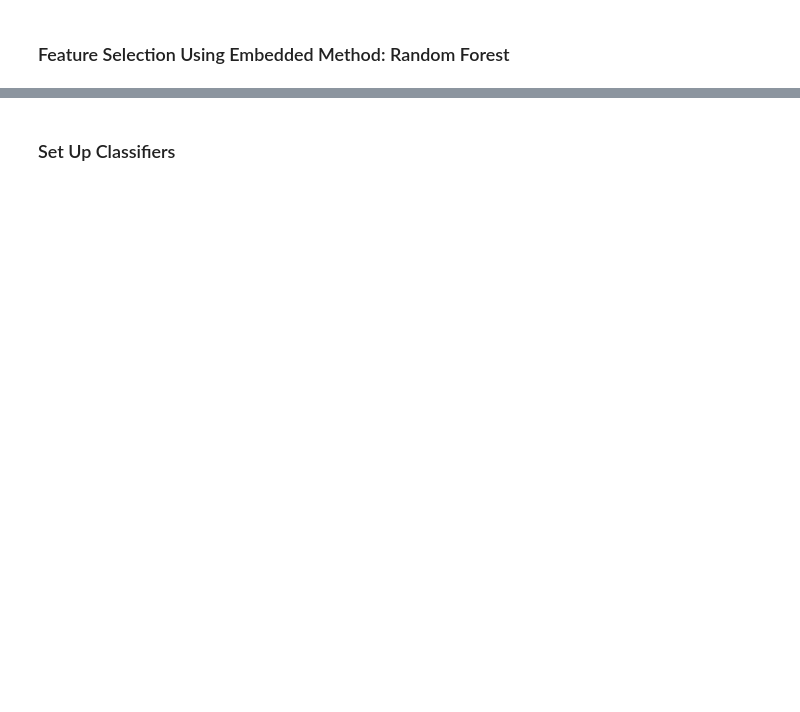
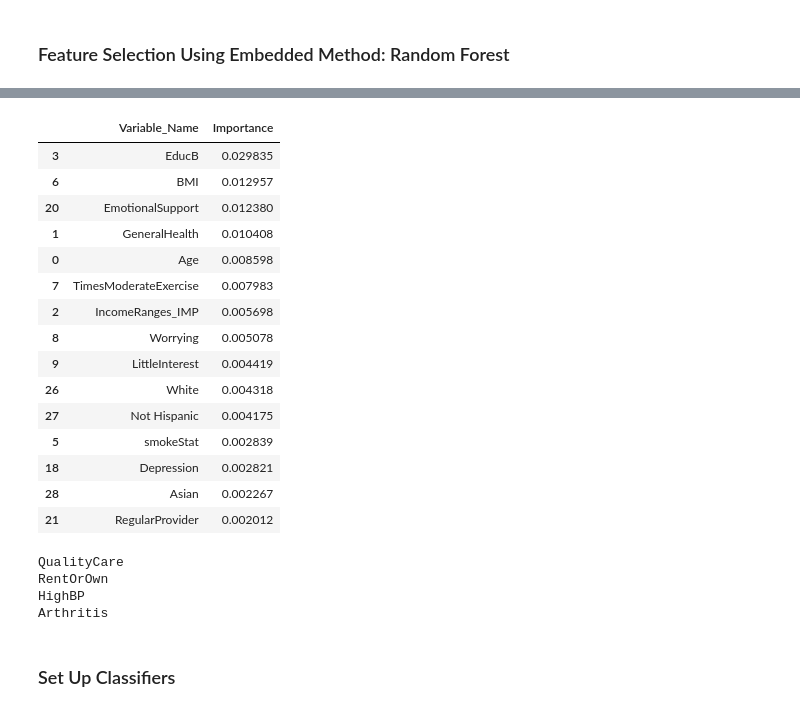
Before and after one commit to ladri8/HINTS-ML-Project, a Jupyter notebook: ML_Project_Final_Submission-checkpoint.ipynb, the cells around one changed output, grey strips where cells are left out. Drawn from its saved outputs; the diff is of its cells as text; code cells hidden in the pictures; blank space fills up the shorter version.

```diff
--- a/ML_Project_Final_Submission-checkpoint.ipynb
+++ b/ML_Project_Final_Submission-checkpoint.ipynb
@@ -896 +905,30 @@ plt.show()
+# %%
+feature_names = X_train.columns
+
+rf_resultX = pd.DataFrame(shap_values, columns = feature_names)
+
+vals = np.abs(rf_resultX.values).mean(0)
+
+shap_importance = pd.DataFrame(list(zip(feature_names, vals)),
+                                  columns=['Variable_Name','Importance'])
+shap_importance.sort_values(by=['Importance'],
+                               ascending=False, inplace=True)
+shap_importance.head(15)
+# %% [output]
+|  | Variable_Name | Importance |
+| 3 | EducB | 0.029835 |
+| 6 | BMI | 0.012957 |
+| 20 | EmotionalSupport | 0.012380 |
+| 1 | GeneralHealth | 0.010408 |
+| 0 | Age | 0.008598 |
+| 7 | TimesModerateExercise | 0.007983 |
+| 2 | IncomeRanges_IMP | 0.005698 |
+| 8 | Worrying | 0.005078 |
+| 9 | LittleInterest | 0.004419 |
+| 26 | White | 0.004318 |
+| 27 | Not Hispanic | 0.004175 |
+| 5 | smokeStat | 0.002839 |
+| 18 | Depression | 0.002821 |
+| 28 | Asian | 0.002267 |
+| 21 | RegularProvider | 0.002012 |
 # %%
@@ -917,0 +957,10 @@ important_features = [
+# %%
+#Features in RF not selected by SHAP
+for feature in important_features:
+    if feature not in important_shap_features:
+        print (feature)
+# %% [output]
+QualityCare
+RentOrOwn
+HighBP
+Arthritis
```
Also changed, not shown: parts of 49 cells of this notebook.
